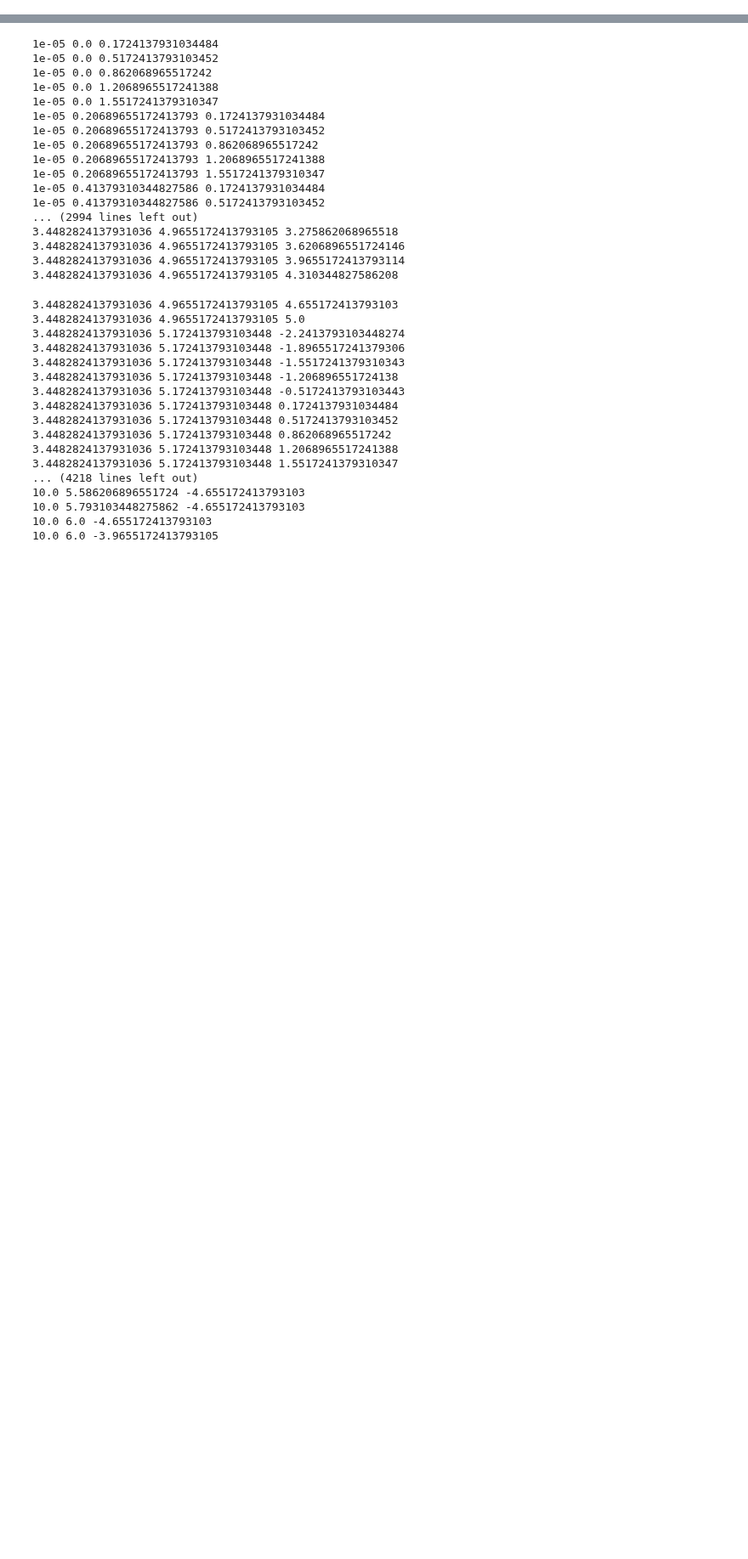
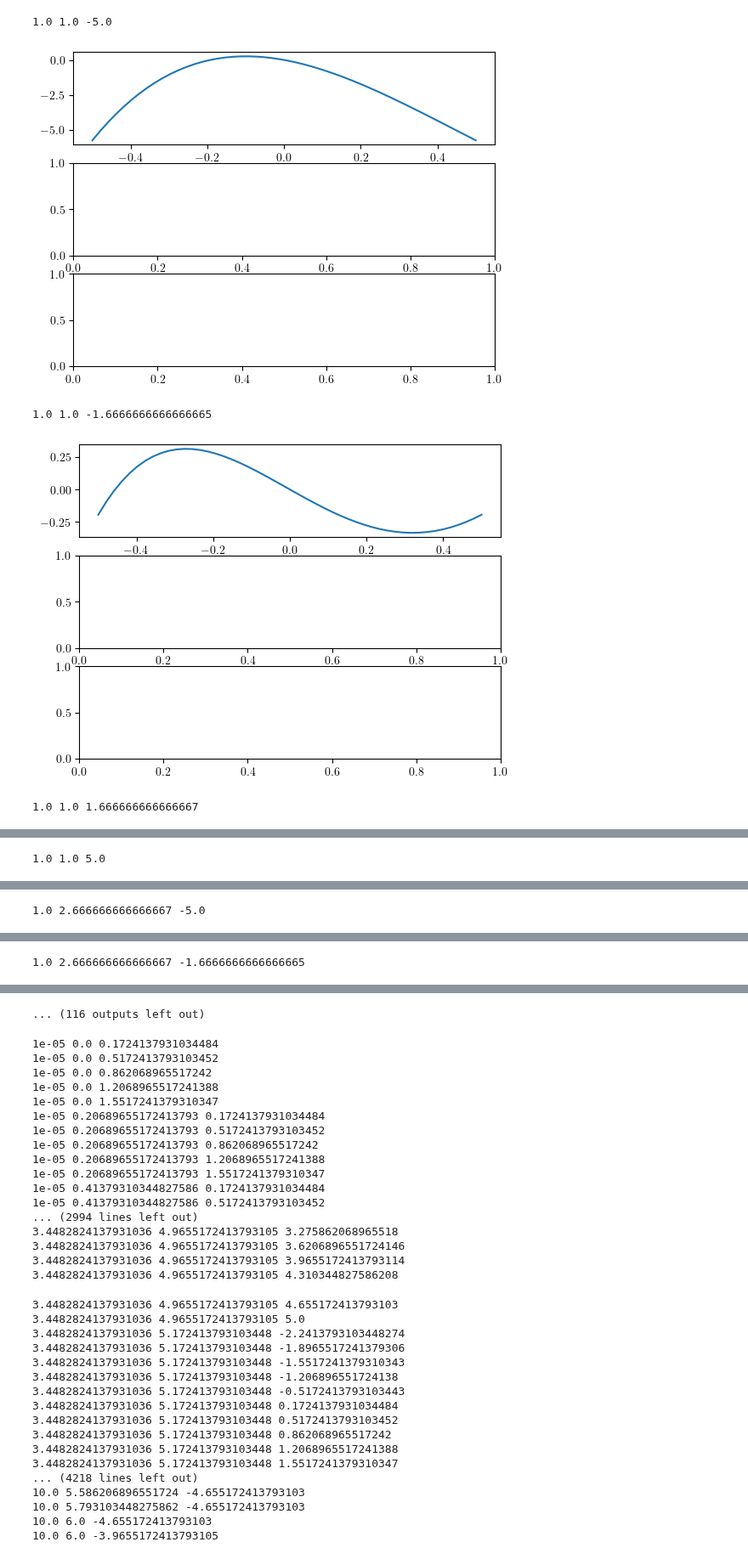
Before and after one commit to ChriGomm/Bachelor_sympy, a Jupyter notebook: delta.ipynb, the cells around one changed output, grey strips where cells are left out. Shown at 85% size. Saved outputs shown, nothing was run; the diff lists cells and outputs as text; code cells hidden in the pictures; blank space fills up the shorter version.

```diff
--- a/delta.ipynb
+++ b/delta.ipynb
@@ -319,3 +381,34 @@ class Setup_Fig():
                 plt.setp(current_ax.yaxis.get_majorticklabels(),va='center')
 
         return fig, ax
+# %%
+Gam = 1
+sgam = 0.2
+s =1
+gridpoints = 4
+k= np.linspace(1,10,gridpoints)
+w = np.linspace(1,6,gridpoints)
+d = np.linspace(-5,5,gridpoints)
+x_range =np.linspace(-0.5,0.5)
+for ik, kval in enumerate(k):
+    for iw, wval in enumerate(w):
+        for id, dval in enumerate(d):
+            print(kval,wval,dval)
+            fig, ax = plt.subplots(3,1)
+            func = np.zeros_like(x_range)
+            # for i,x in enumerate(x_range):
+                # func[i]= y2ofx(x,wval,kval,dval,Gam,sgam)
+            # plt.plot(x_range,num(x_range,wval,kval,dval,Gam,sgam))
+            # plt.plot(x_range,denom(x_range,wval,kval,dval,Gam,sgam))
+            # print(func)
+            ax[0].plot(x_range,insq(x_range,wval,kval,dval,Gam,sgam))
+            # ax[1].plot(x_range,func)
+            # ax[2].plot(x_range,x_range**2+func**2)
+            # plt.scatter(maxx(wval,kval,dval,Gam),0,s=20,color='0')
+            plt.show()
+# %% [output]
+1.0 1.0 -5.0
+[figure, added]
+1.0 1.0 -1.6666666666666665
+[figure, added]
+1.0 1.0 1.666666666666667
@@ -321,0 +416 @@ class Setup_Fig():
+1.0 1.0 5.0
@@ -321,0 +418 @@ class Setup_Fig():
+1.0 2.666666666666667 -5.0
@@ -321,0 +420 @@ class Setup_Fig():
+1.0 2.666666666666667 -1.6666666666666665
@@ -322,3 +422,4 @@ class Setup_Fig():
+... (116 outputs left out)
 # %%
 Gam = 1
 sgam = 0.2
```
Also changed, not shown: parts of 6 cells of this notebook.
